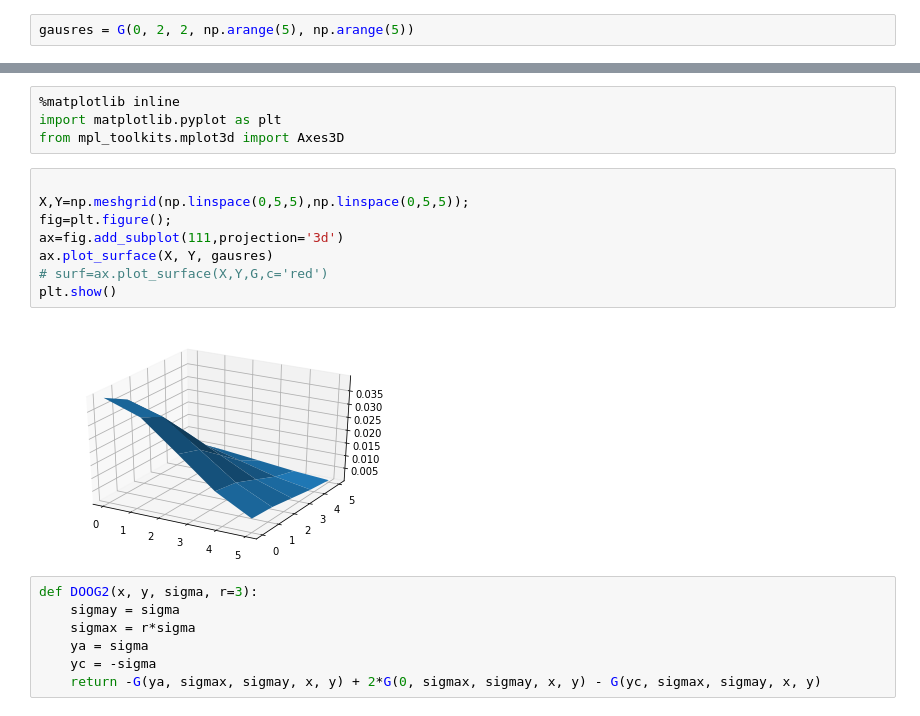
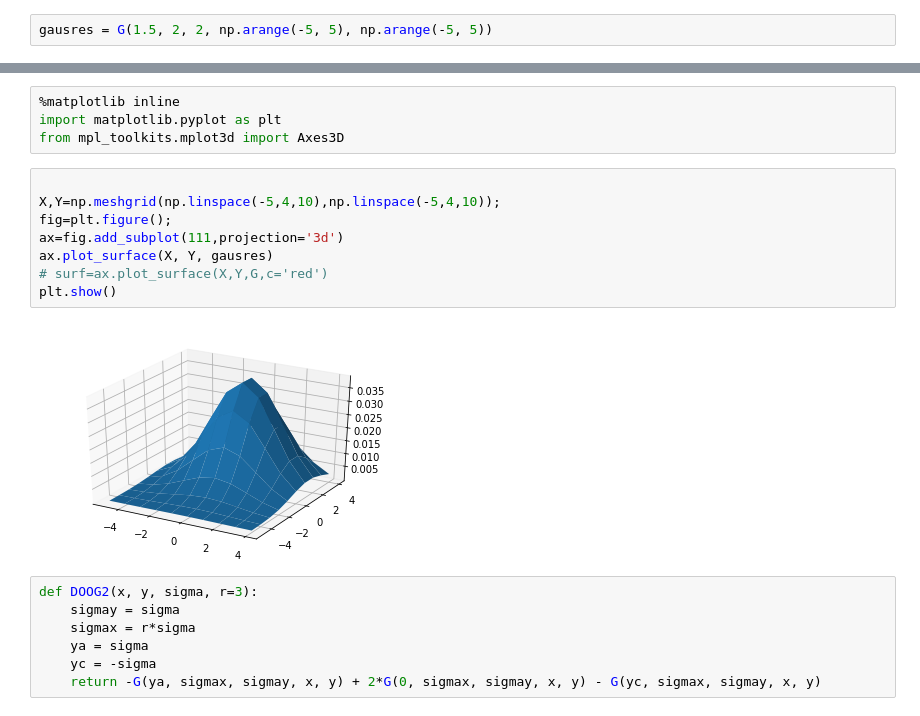
Before and after one commit to karino2/ClassSim, a Jupyter notebook: GMM_similarity.ipynb, the cells around one changed output, grey strips where cells are left out. Saved outputs shown, nothing was run; the diff lists cells and outputs as text.

```diff
--- a/GMM_similarity.ipynb
+++ b/GMM_similarity.ipynb
@@ -107,2 +79,2 @@ array([[ 5,  6,  7,  8,  9],
 # %%
-gausres = G(0, 2, 2, np.arange(5), np.arange(5))
+gausres = G(1.5, 2, 2, np.arange(-5, 5), np.arange(-5, 5))
@@ -120,14 +84,14 @@ import matplotlib.pyplot as plt
 from mpl_toolkits.mplot3d import Axes3D
 # %%
 
-X,Y=np.meshgrid(np.linspace(0,5,5),np.linspace(0,5,5));
+X,Y=np.meshgrid(np.linspace(-5,4,10),np.linspace(-5,4,10));
 fig=plt.figure();
 ax=fig.add_subplot(111,projection='3d')
 ax.plot_surface(X, Y, gausres)
 # surf=ax.plot_surface(X,Y,G,c='red')
 plt.show()
 # %% [output]
-[figure, old version]
+[figure, new version]
 # %%
 def DOOG2(x, y, sigma, r=3):
     sigmay = sigma
```
Also changed, not shown: parts of 49 cells of this notebook.
